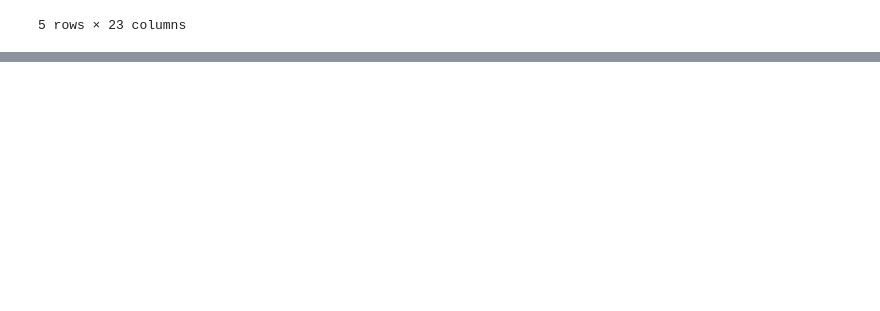
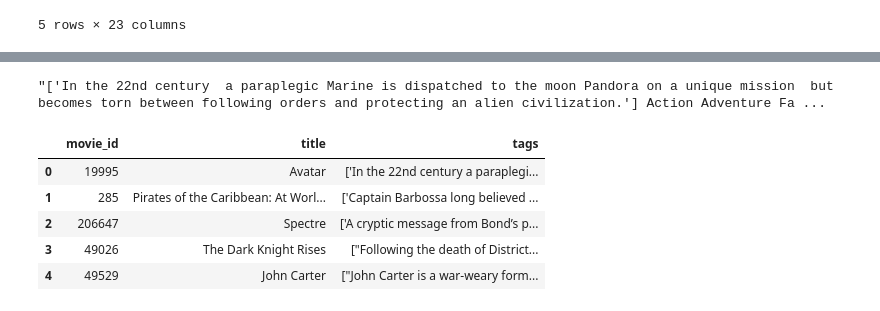
Before and after one commit to Lsiniestro/K-N-N, a Jupyter notebook: src/explore.ipynb, the cells around one changed output, grey strips where cells are left out. Cells and saved outputs as stored; diff of their text form; code cells hidden in the pictures; blank space fills up the shorter version.

```diff
--- a/src/explore.ipynb
+++ b/src/explore.ipynb
@@ -50,9 +54,9 @@ Data columns (total 24 columns):
 dtypes: float64(3), int64(5), object(16)
 memory usage: 901.8+ KB
 # %%
-#elimino una de las columnas "title"
+#elimino una de las dos columnas "title"
+df = df.T.drop_duplicates().T
 
-df = df.loc[:, ~df.columns.duplicated()]
 df.head()
 # %% [output]
 |  | budget | genres | homepage | id | keywords | original_language | original_title | overview | ... |
@@ -99,3 +103,11 @@ df.head()
 | 2 | 206647 | Spectre | [A cryptic message from Bond’s pa... | [Action, Adventure, Crime] | [spy, based on novel, secret agen... | [Daniel Craig, Christoph Waltz, L... | Sam Mendes |
 | 3 | 49026 | The Dark Knight Rises | [Following the death of District ... | [Action, Crime, Drama, Thriller] | [dc comics, crime fighter, terror... | [Christian Bale, Michael Caine, G... | Christopher Nolan |
 | 4 | 49529 | John Carter | [John Carter is a war-weary, form... | [Action, Adventure, Science Fiction] | [based on novel, mars, medallion,... | [Taylor Kitsch, Lynn Collins, Sam... | Andrew Stanton |
+# %%
+#Convierto a lista los valores de las columnas y luego los uno en una sola columna llamada tags
+
+df['overview']=df['overview'].apply(lambda i: [str(i)])
+df['genres']=df['genres'].apply(lambda i: [str(x) for x in i])
+df['keywords']=df['keywords'].apply(lambda i: [str(x) for x in i])
+df['cast']=df['cast'].apply(lambda i: [str(x) for x in i])
+df['crew']=df['crew'].apply(lambda i: [str(x) for x in i])
@@ -101,0 +129,19 @@ df.head()
+# %%
+#uno todos los valores de las columnas en una sola llamada tags
+
+df['tags'] = df['overview'] + df['genres']+ df['keywords']+ df['cast']+ df['crew']
+df["tags"] = df["tags"].apply(lambda x: ",".join(x).replace(",", " "))
+# %%
+df['tags'][0]
+# %% [output]
+"['In the 22nd century  a paraplegic Marine is dispatched to the moon Pandora on a unique mission  but becomes torn between following orders and protecting an alien civilization.'] Action Adventure Fa ...
+# %%
+nuevo_df = df[['movie_id', 'title', 'tags']]
+nuevo_df.head()
+# %% [output]
+|  | movie_id | title | tags |
+| 0 | 19995 | Avatar | ['In the 22nd century a paraplegi... |
+| 1 | 285 | Pirates of the Caribbean: At Worl... | ['Captain Barbossa long believed ... |
+| 2 | 206647 | Spectre | ['A cryptic message from Bond’s p... |
+| 3 | 49026 | The Dark Knight Rises | ["Following the death of District... |
+| 4 | 49529 | John Carter | ["John Carter is a war-weary form... |
```
Also changed, not shown: parts of 7 cells of this notebook, 1 other file.
